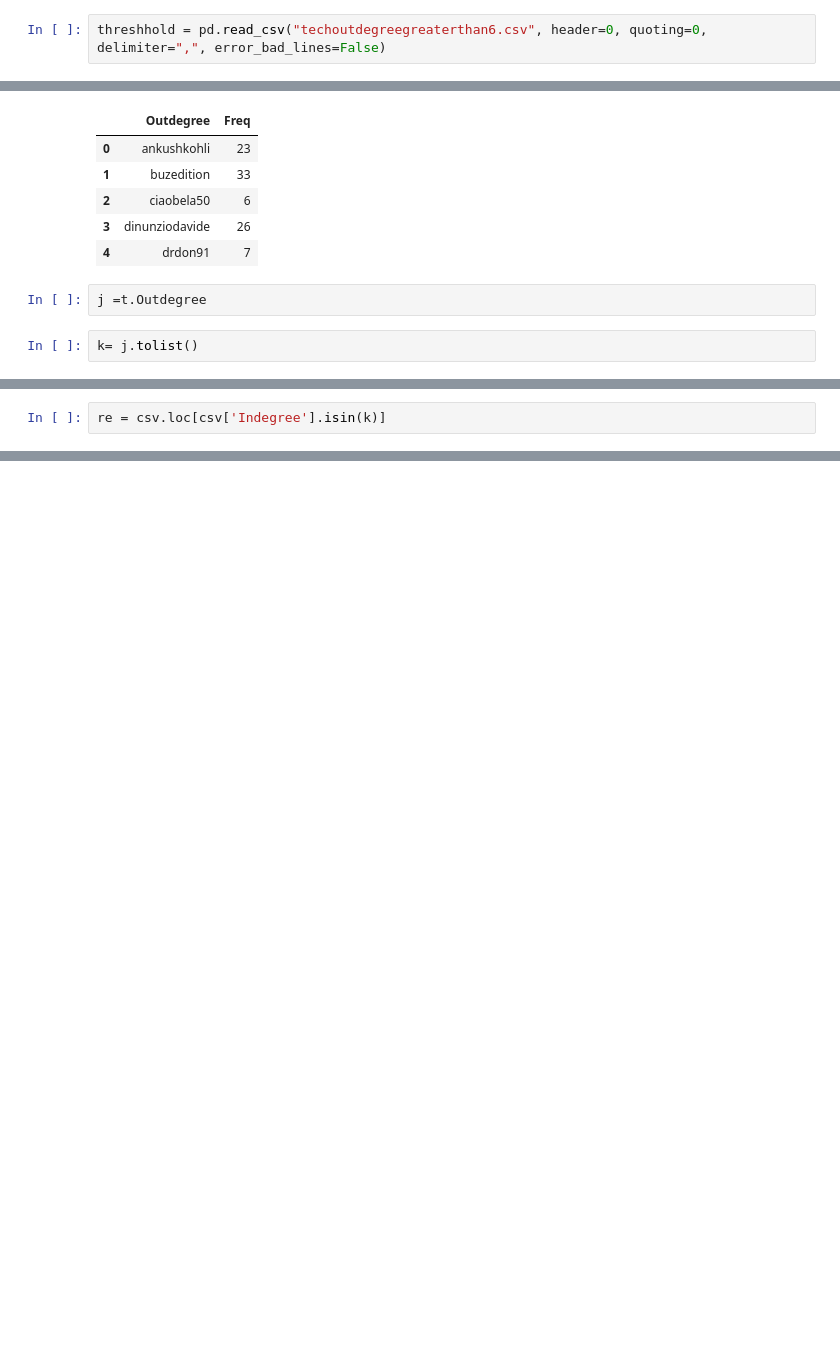
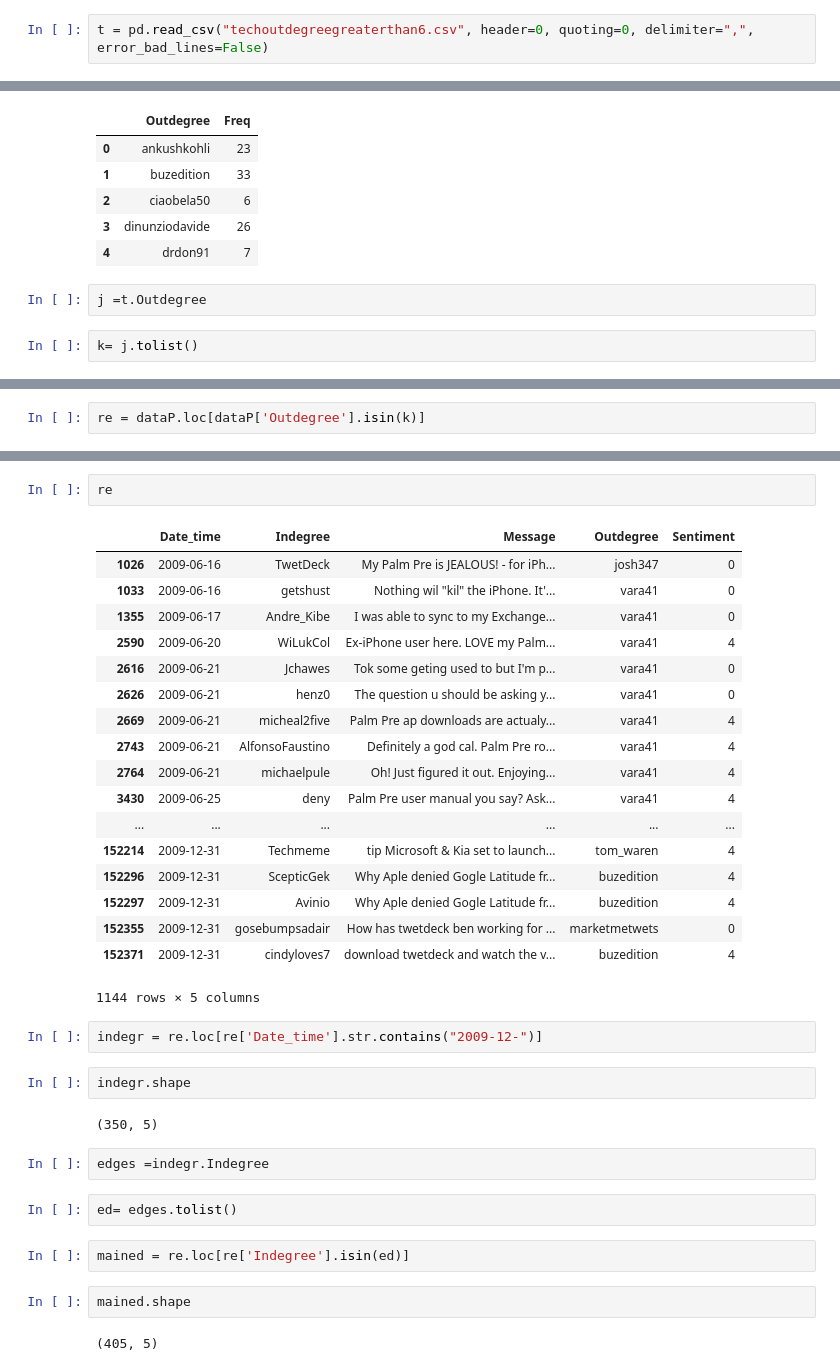
Before and after one commit to richardsop/SNA, a Jupyter notebook: dataMunglingTech.ipynb, the cells around one changed output, grey strips where cells are left out. Drawn from its saved outputs; the diff is of its cells as text; blank space fills up the shorter version.

```diff
--- a/dataMunglingTech.ipynb
+++ b/dataMunglingTech.ipynb
@@ -35,3 +44,3 @@ s= t[t>=6]
 # %%
-threshhold = pd.read_csv("techoutdegreegreaterthan6.csv", header=0, quoting=0, delimiter=",", error_bad_lines=False)
+t = pd.read_csv("techoutdegreegreaterthan6.csv", header=0, quoting=0, delimiter=",", error_bad_lines=False)
 # %%
@@ -70,5 +59,5 @@ k
 # %%
-re = csv.loc[csv['Indegree'].isin(k)]
+re = dataP.loc[dataP['Outdegree'].isin(k)]
 # %%
 re.shape
 # %% [output]
@@ -75,0 +65,37 @@ re.shape
+# %%
+re
+# %% [output]
+|  | Date_time | Indegree | Message | Outdegree | Sentiment |
+| 1026 | 2009-06-16 | TwetDeck | My Palm Pre is JEALOUS! - for iPh... | josh347 | 0 |
+| 1033 | 2009-06-16 | getshust | Nothing wil "kil" the iPhone. It'... | vara41 | 0 |
+| 1355 | 2009-06-17 | Andre_Kibe | I was able to sync to my Exchange... | vara41 | 0 |
+| 2590 | 2009-06-20 | WiLukCol | Ex-iPhone user here. LOVE my Palm... | vara41 | 4 |
+| 2616 | 2009-06-21 | Jchawes | Tok some geting used to but I'm p... | vara41 | 0 |
+| 2626 | 2009-06-21 | henz0 | The question u should be asking y... | vara41 | 0 |
+| 2669 | 2009-06-21 | micheal2five | Palm Pre ap downloads are actualy... | vara41 | 4 |
+| 2743 | 2009-06-21 | AlfonsoFaustino | Definitely a god cal. Palm Pre ro... | vara41 | 4 |
+| 2764 | 2009-06-21 | michaelpule | Oh! Just figured it out. Enjoying... | vara41 | 4 |
+| 3430 | 2009-06-25 | deny | Palm Pre user manual you say? Ask... | vara41 | 4 |
+| ... | ... | ... | ... | ... | ... |
+| 152214 | 2009-12-31 | Techmeme | tip Microsoft & Kia set to launch... | tom_waren | 4 |
+| 152296 | 2009-12-31 | ScepticGek | Why Aple denied Gogle Latitude fr... | buzedition | 4 |
+| 152297 | 2009-12-31 | Avinio | Why Aple denied Gogle Latitude fr... | buzedition | 4 |
+| 152355 | 2009-12-31 | gosebumpsadair | How has twetdeck ben working for ... | marketmetwets | 0 |
+| 152371 | 2009-12-31 | cindyloves7 | download twetdeck and watch the v... | buzedition | 4 |
+1144 rows × 5 columns
+# %%
+indegr = re.loc[re['Date_time'].str.contains("2009-12-")]
+# %%
+indegr.shape
+# %% [output]
+(350, 5)
+# %%
+edges =indegr.Indegree
+# %%
+ed= edges.tolist()
+# %%
+mained = re.loc[re['Indegree'].isin(ed)]
+# %%
+mained.shape
+# %% [output]
+(405, 5)
```
Also changed, not shown: parts of 11 cells of this notebook.
